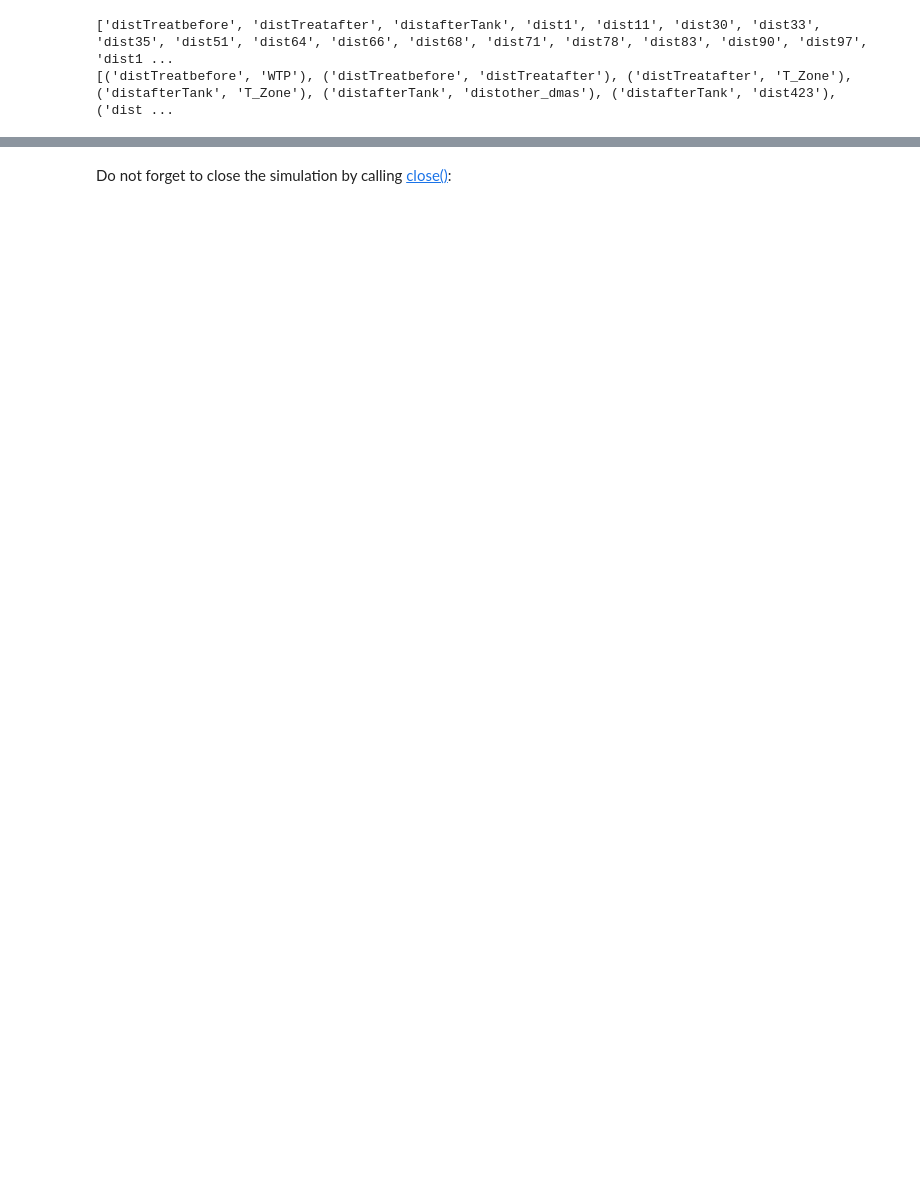
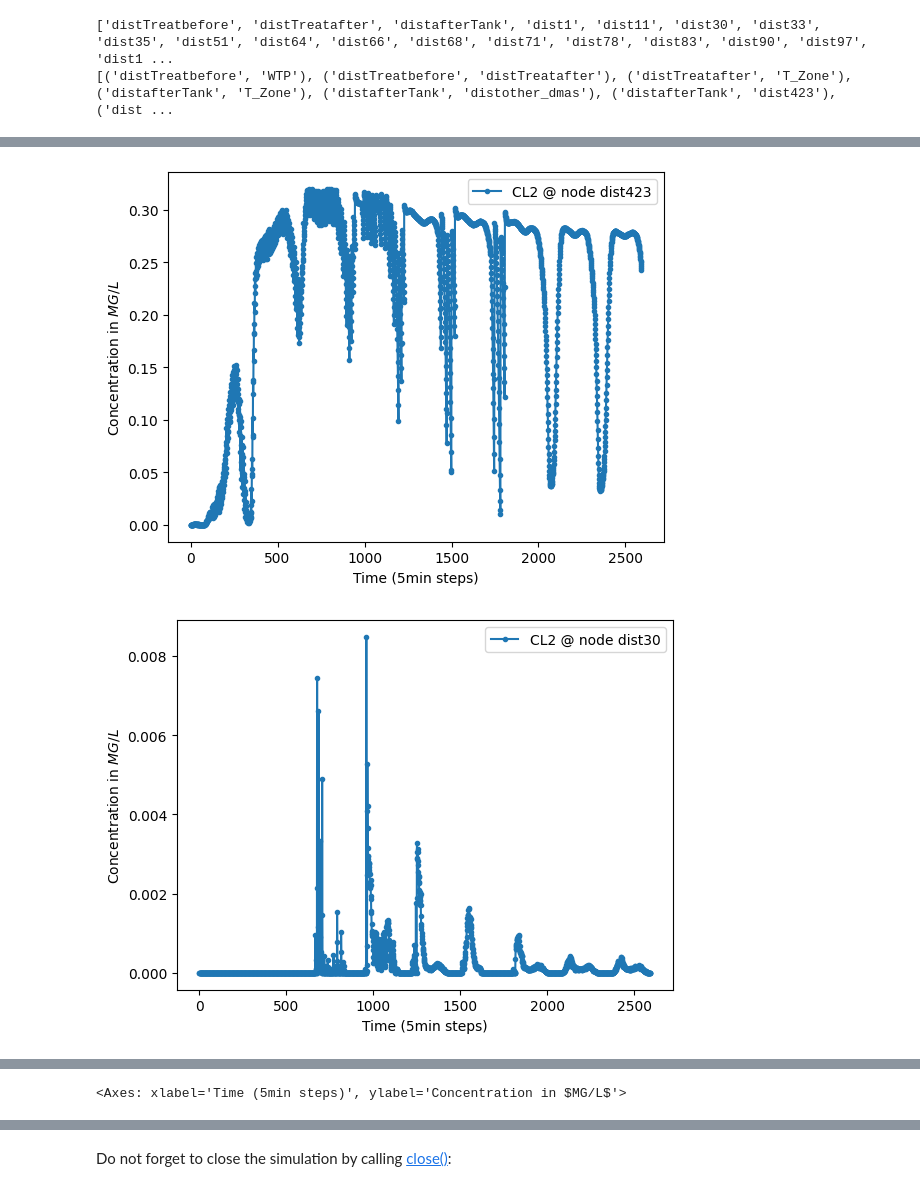
Before and after one commit to elineee/AI-for-Drinking-Water-Chlorination-Challenge-IJCAI-25, a Jupyter notebook: competition/scenario_generation copy.ipynb, the cells around one changed output, grey strips where cells are left out. Saved outputs shown, nothing was run; the diff lists cells and outputs as text; code cells hidden in the pictures; blank space fills up the shorter version.

```diff
--- a/competition/scenario_generation copy.ipynb
+++ b/competition/scenario_generation copy.ipynb
@@ -165,0 +162,10 @@ Running EPANET-MSX ...
+# %%
+# Plot chlorine concentration at a specific node
+# scada_data.plot_bulk_species_node_concentration({"CL2": ["dist71"]})
+# scada_data.plot_bulk_species_node_concentration({"CL2": [node_id]})
+scada_data.plot_bulk_species_node_concentration({"CL2": ["dist423"]})
+scada_data.plot_bulk_species_node_concentration({"CL2": ["dist30"]})
+scada_data.plot_bulk_species_node_concentration({"CL2": ["dist106"]})
+# %% [output]
+[figure, added]
+[figure, added]
@@ -166,2 +173,3 @@ Running EPANET-MSX ...
+<Axes: xlabel='Time (5min steps)', ylabel='Concentration in $MG/L$'>
 # %%
 scada_data.plot_bulk_species_node_concentration({"P": [node_id]})
```
Also changed, not shown: parts of 14 cells of this notebook, 19 other files.
